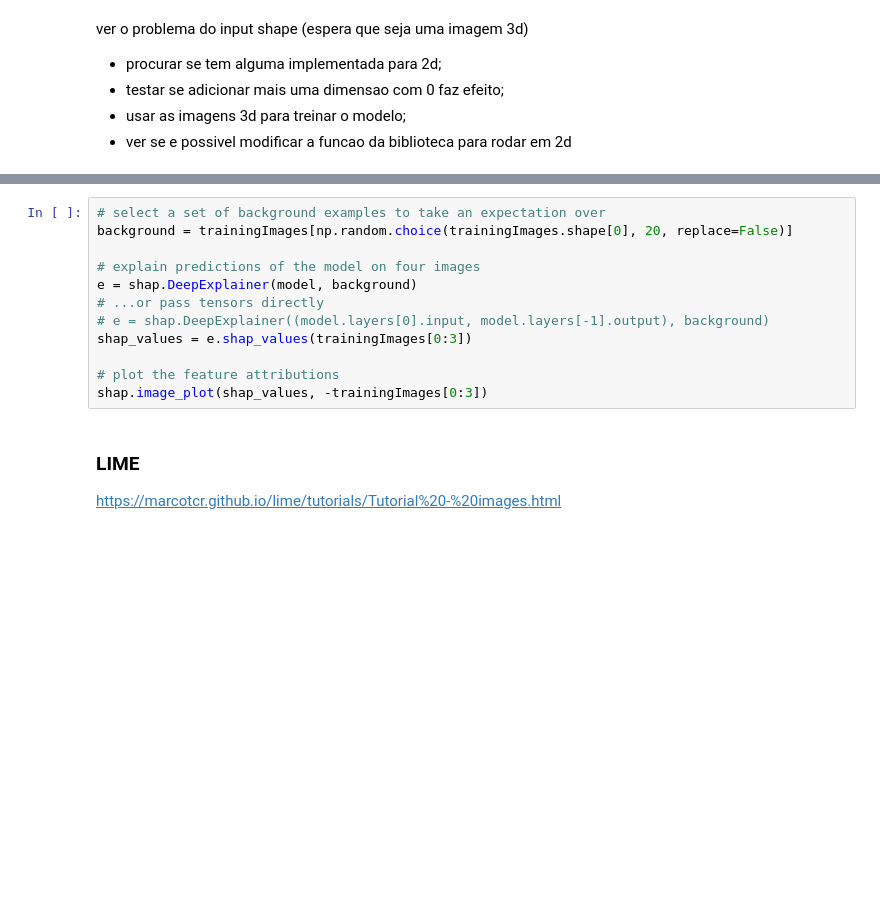
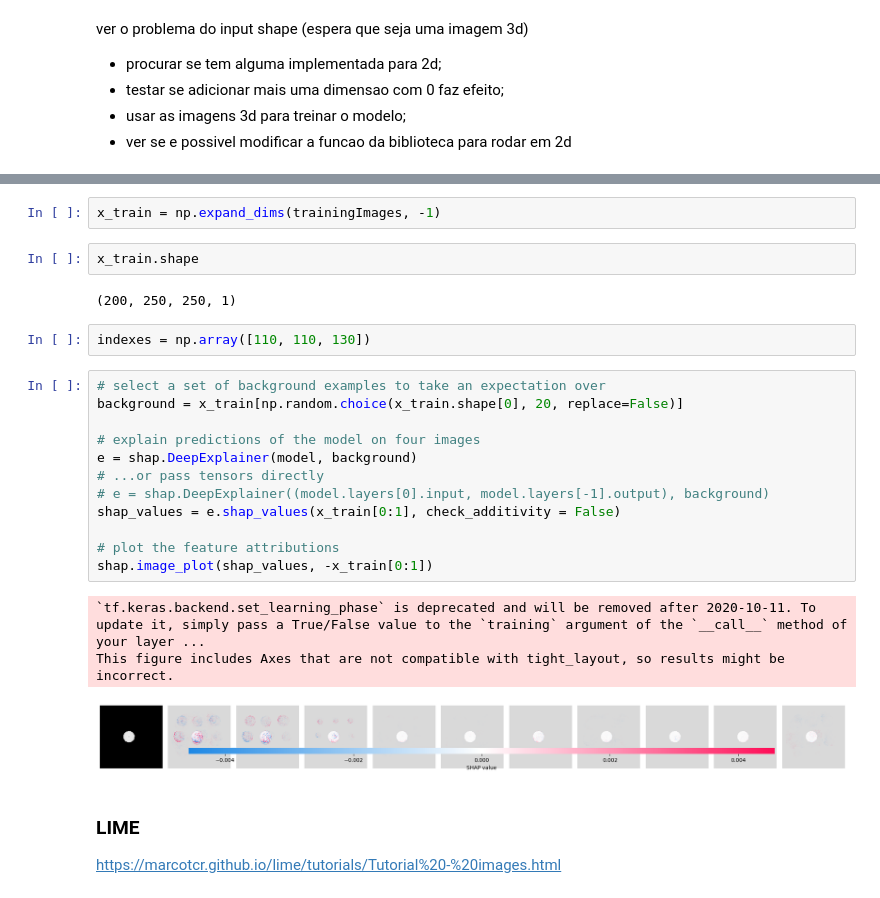
Before and after one commit to ramon-m-machado/training-notes, a Jupyter notebook: SimpleDLFapesp.ipynb, the cells around one changed output, grey strips where cells are left out. Cells and saved outputs as stored; diff of their text form; blank space fills up the shorter version.

```diff
--- a/SimpleDLFapesp.ipynb
+++ b/SimpleDLFapesp.ipynb
@@ -861,15 +936,27 @@ ver o problema do input shape (espera que seja uma imagem 3d)
+# %%
+x_train = np.expand_dims(trainingImages, -1)
+# %%
+x_train.shape
+# %% [output]
+(200, 250, 250, 1)
+# %%
+indexes = np.array([110, 110, 130])
 # %%
 # select a set of background examples to take an expectation over
-background = trainingImages[np.random.choice(trainingImages.shape[0], 20, replace=False)]
+background = x_train[np.random.choice(x_train.shape[0], 20, replace=False)]
 
 # explain predictions of the model on four images
 e = shap.DeepExplainer(model, background)
 # ...or pass tensors directly
 # e = shap.DeepExplainer((model.layers[0].input, model.layers[-1].output), background)
-shap_values = e.shap_values(trainingImages[0:3])
+shap_values = e.shap_values(x_train[0:1], check_additivity = False)
 
 # plot the feature attributions
-shap.image_plot(shap_values, -trainingImages[0:3])
+shap.image_plot(shap_values, -x_train[0:1])
+# %% [output]
+`tf.keras.backend.set_learning_phase` is deprecated and will be removed after 2020-10-11. To update it, simply pass a True/False value to the `training` argument of the `__call__` method of your layer ...
+This figure includes Axes that are not compatible with tight_layout, so results might be incorrect.
+[figure, added]
 # %% [markdown]
 ### LIME
 
```
Also changed, not shown: parts of 41 cells of this notebook.
